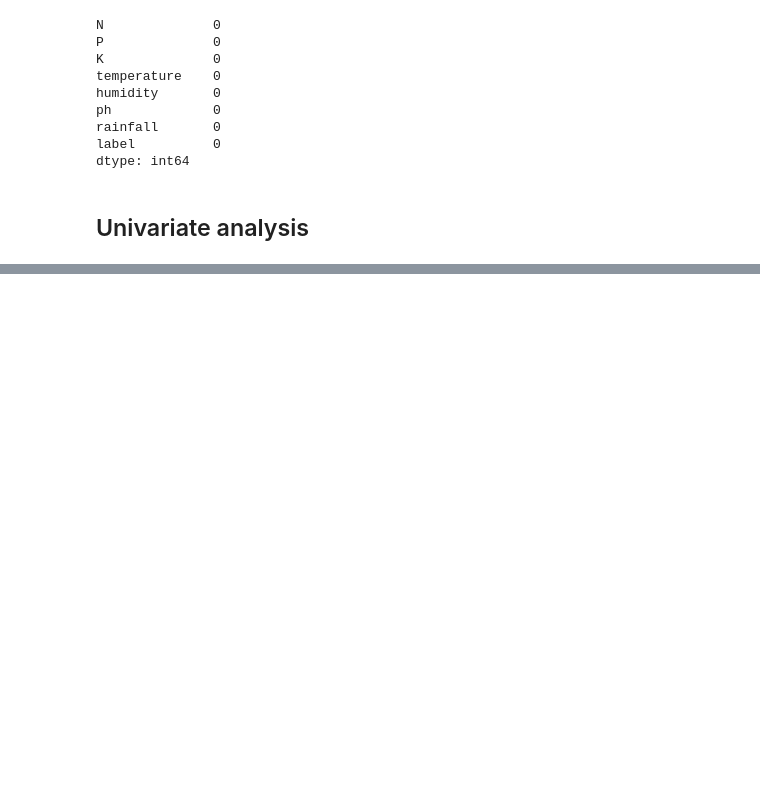
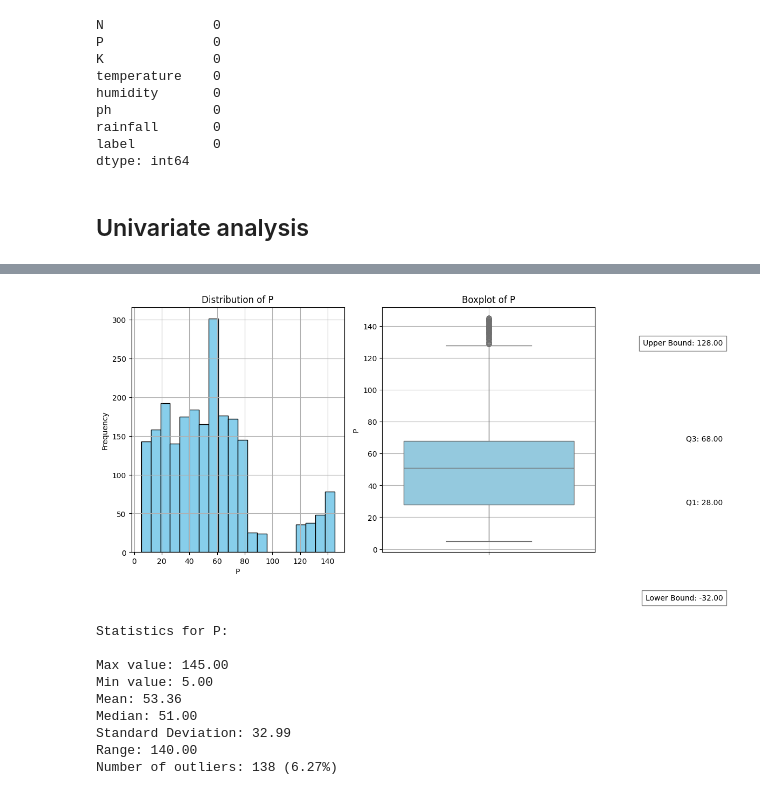
Before and after one commit to Hari-810/Crop-Recommendation, a Jupyter notebook: eda.ipynb, the cells around one changed output, grey strips where cells are left out. Drawn from its saved outputs; the diff is of its cells as text; code cells hidden in the pictures; blank space fills up the shorter version.

```diff
--- a/eda.ipynb
+++ b/eda.ipynb
@@ -205,0 +338,13 @@ Number outliers: 30.00 (1.36%)
+# %%
+univariate_analysis(df,"P")
+# %% [output]
+[figure, added]
+Statistics for P:
+
+Max value: 145.00
+Min value: 5.00
+Mean: 53.36
+Median: 51.00
+Standard Deviation: 32.99
+Range: 140.00
+Number of outliers: 138 (6.27%)
```
Also changed, not shown: parts of 15 cells of this notebook.
